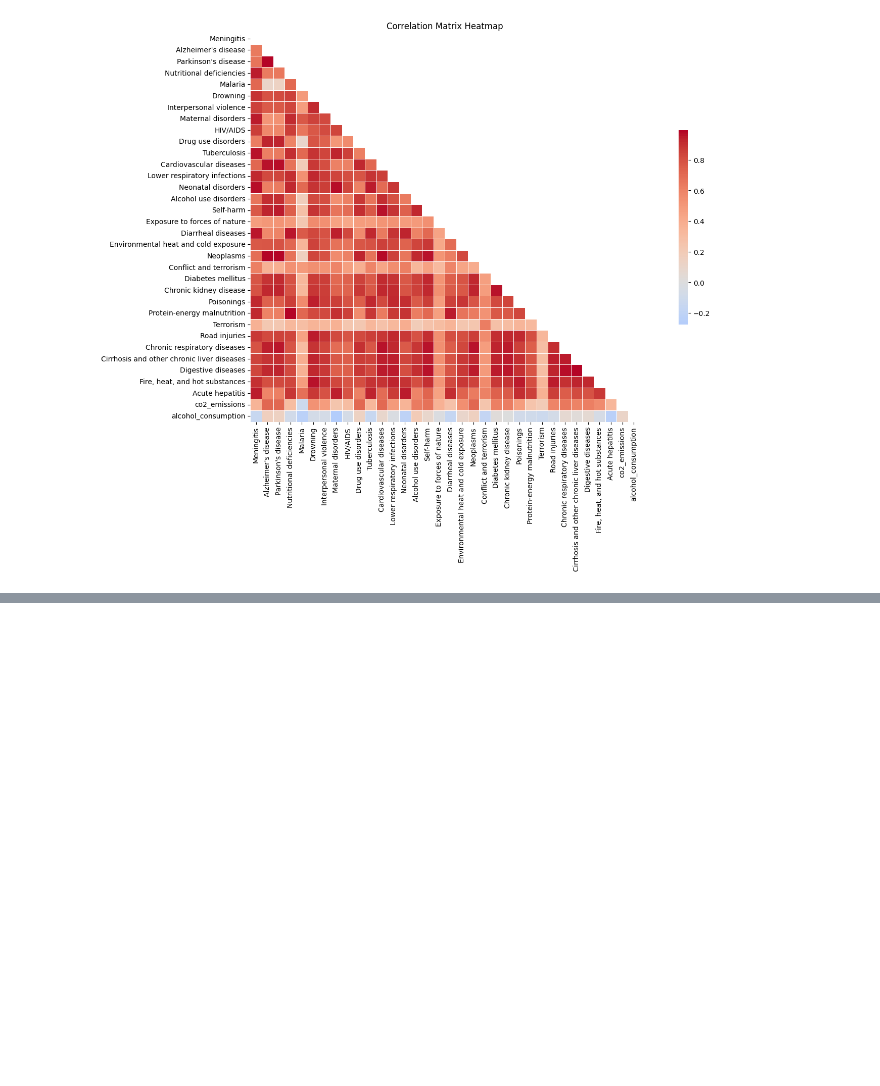
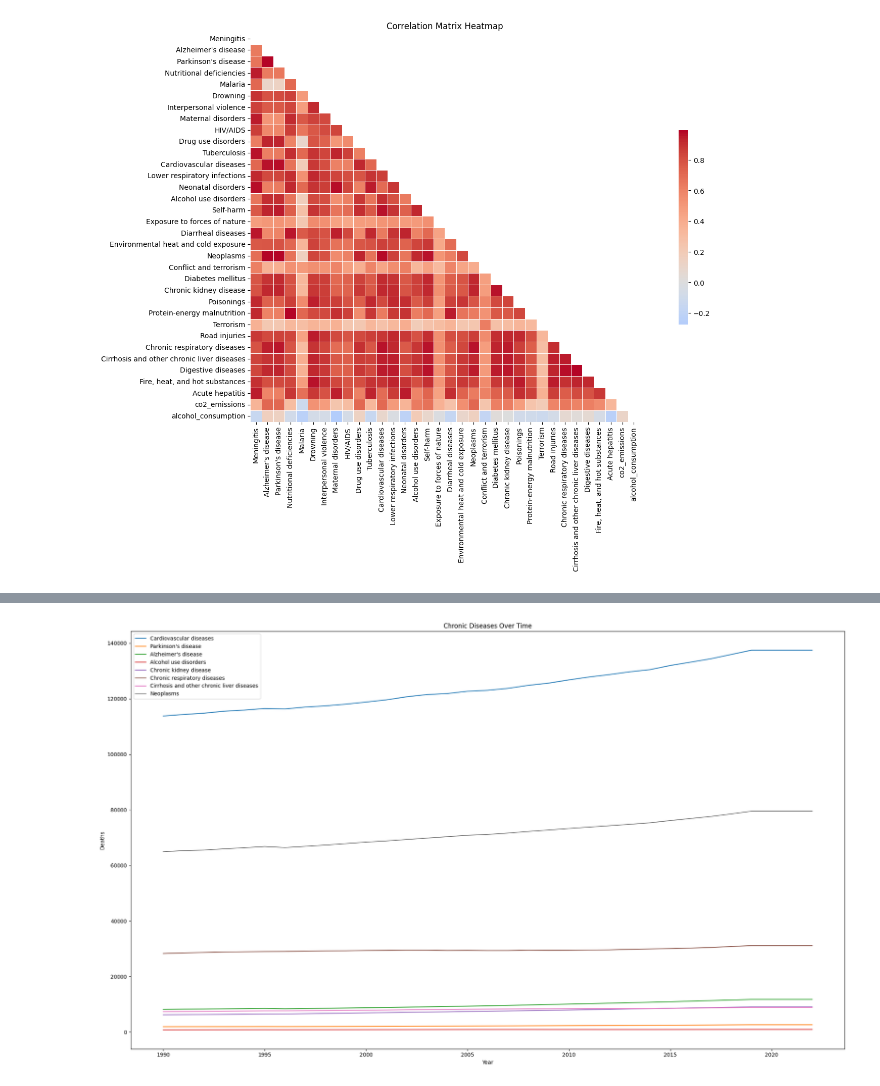
Before and after one commit to ConnorWiltsie/Homework4, a Jupyter notebook: Homework4.ipynb, the cells around one changed output, grey strips where cells are left out. Drawn from its saved outputs; the diff is of its cells as text; code cells hidden in the pictures; blank space fills up the shorter version.

```diff
--- a/Homework4.ipynb
+++ b/Homework4.ipynb
@@ -262,0 +263,31 @@ plt.show()
+# %%
+import pandas as pd
+import matplotlib.pyplot as plt
+
+# Load the dataset
+df = pd.read_csv("Dataset19.csv", index_col=1)
+
+# Dropping specified columns
+df = df.drop(columns=['Location', 'TPopulation1July', 'PopDensity', 'DoublingTime', 'Births', 'Deaths', 'Code', 'alcohol_consumption', 'Self-harm'], axis=1)
+df = df[['Cardiovascular diseases', 'Parkinson\'s disease', 'Alzheimer\'s disease', 'Alcohol use disorders', 'Chronic kidney disease', 'Chronic respiratory diseases', 'Cirrhosis and other chronic liver diseases', 'Neoplasms']]
+# Convert columns to numeric
+for col in df.columns:
+    df[col] = pd.to_numeric(df[col], errors='coerce')
+
+# Create a figure and a set of subplots
+fig, axs = plt.subplots(1, 1, figsize=(20, 12))  # Corrected this line
+
+# Plot for CO2 Emissions
+means = df.groupby('Year').mean()
+for col in df.columns:
+    axs.plot(means.index, means[col], label=col)
+
+axs.set_title('Chronic Diseases Over Time')
+axs.set_xlabel('Year')
+axs.set_ylabel('Deaths')
+axs.legend()
+
+plt.tight_layout()
+plt.show()
+# %% [output]
+[figure, added]
```
Also changed, not shown: parts of 1 cell of this notebook.
